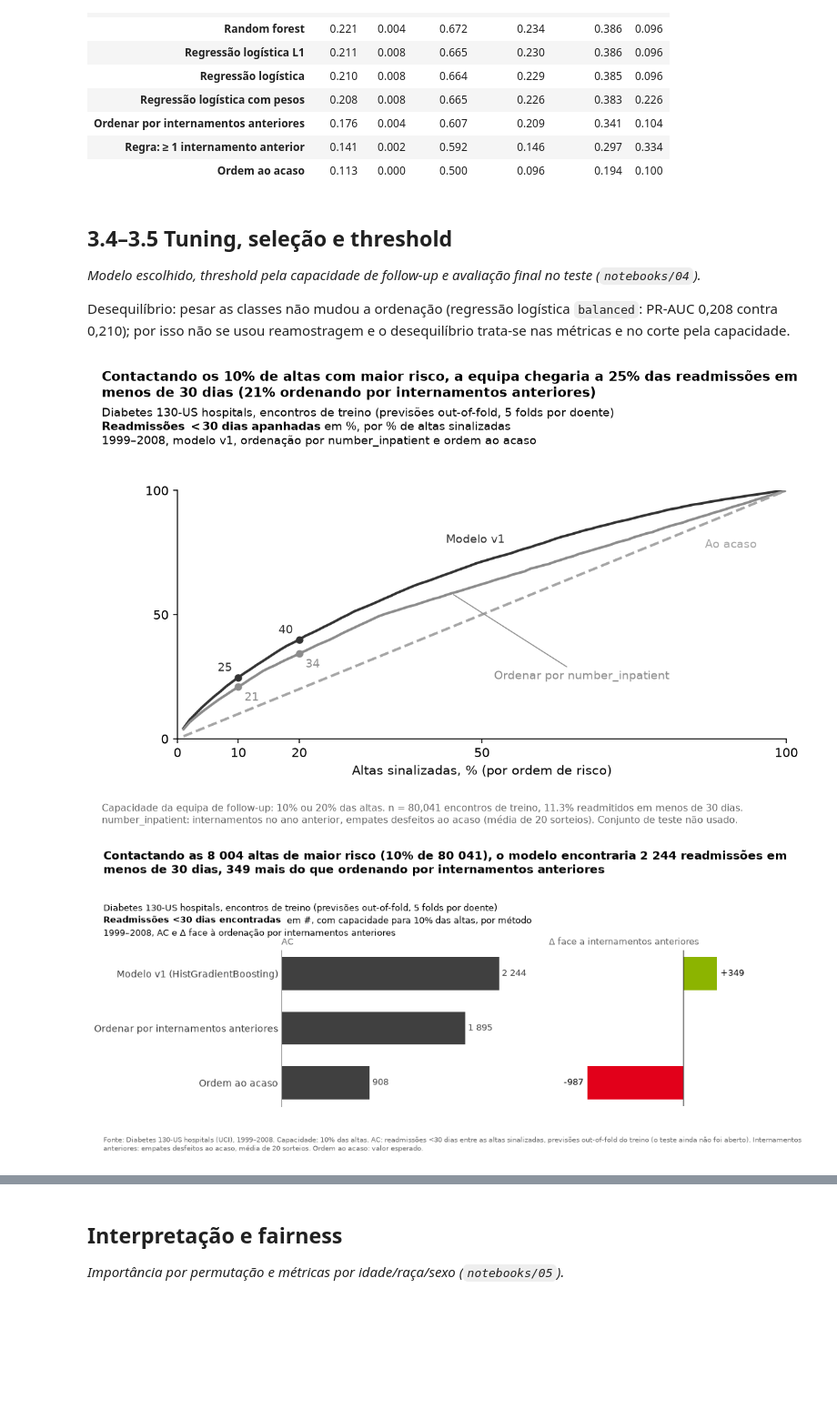
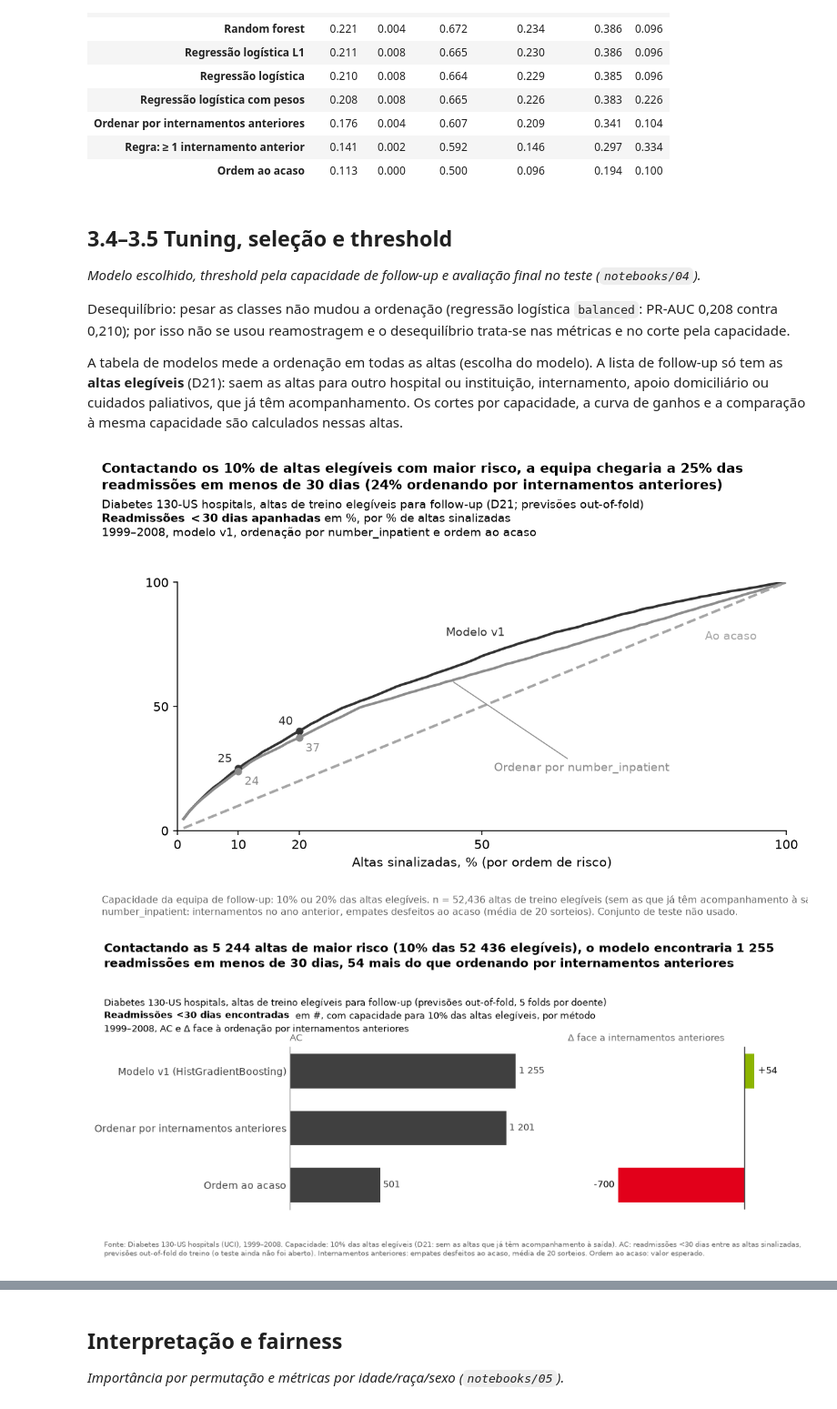
Before and after one commit to EDSB26G11/Bootcamp_Projetos, a Jupyter notebook: Projeto_Final.ipynb, the cells around one changed output, grey strips where cells are left out. Shown at 91% size. Cells and saved outputs as stored; diff of their text form; code cells hidden in the pictures; blank space fills up the shorter version.

```diff
--- a/Projeto_Final.ipynb
+++ b/Projeto_Final.ipynb
@@ -117,17 +117,21 @@ table.round(3)
 _Modelo escolhido, threshold pela capacidade de follow-up e avaliação final no teste (`notebooks/04`)._
 
 Desequilíbrio: pesar as classes não mudou a ordenação (regressão logística `balanced`: PR-AUC 0,208 contra 0,210); por isso não se usou reamostragem e o desequilíbrio trata-se nas métricas e no corte pela capacidade.
+
+A tabela de modelos mede a ordenação em todas as altas (escolha do modelo). A lista de follow-up só tem as **altas elegíveis** (D21): saem as altas para outro hospital ou instituição, internamento, apoio domiciliário ou cuidados paliativos, que já têm acompanhamento. Os cortes por capacidade, a curva de ganhos e a comparação à mesma capacidade são calculados nessas altas.
 # %%
 display(Image(PAGES / "gains_curve_v1.png"))  # gerada no notebooks/04
 
 comp = pd.read_csv(REPORTS / "capacity_comparison_v1.csv")  # gerada no notebooks/04
+from src.data.population import follow_up_eligible
+n_elig = int(follow_up_eligible(data.X_train).sum())  # D21
 for k in (0.10, 0.20):
     t = comp[comp["k"] == k].set_index("metodo")
-    model_vs_baseline(t, k, n_altas=len(data.X_train),
-                      footnote=SOURCE + f"Capacidade: {pct(k, 0)} das altas. AC: readmissões <30 dias entre as altas "
+    model_vs_baseline(t, k, n_altas=n_elig,
+                      footnote=SOURCE + f"Capacidade: {pct(k, 0)} das altas elegíveis (D21: sem as altas que já têm acompanhamento à saída). AC: readmissões <30 dias entre as altas "
                       "sinalizadas, previsões out-of-fold do treino (o teste ainda não foi aberto). Internamentos "
                       "anteriores: empates desfeitos ao acaso, média de 20 sorteios. Ordem ao acaso: valor esperado."
                       ).savefig(PAGES / f"page_model_vs_baseline_k{int(k * 100)}.png")
 # %% [output]
-[figure, old version]
+[figure, new version]
-[figure, old version]
+[figure, new version]
```
Also changed, not shown: parts of 1 cell of this notebook, 19 other files.
